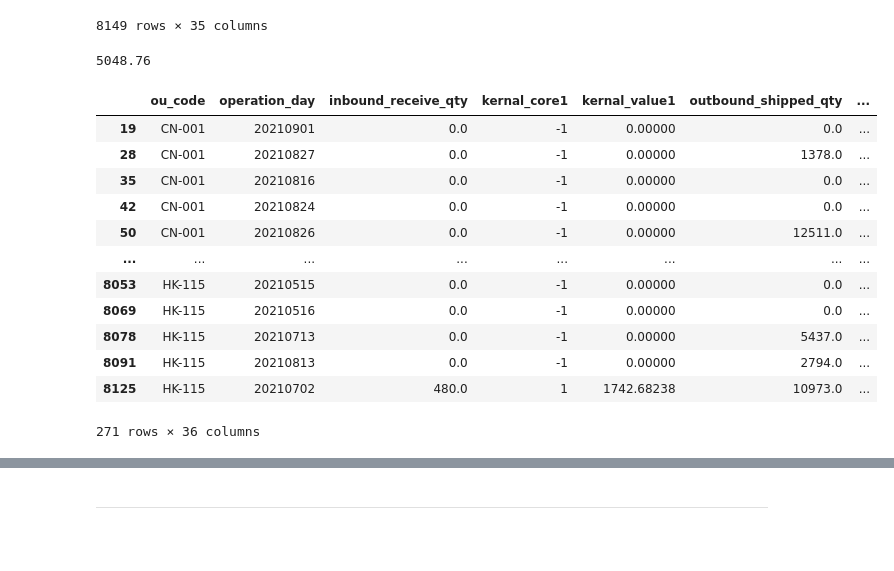
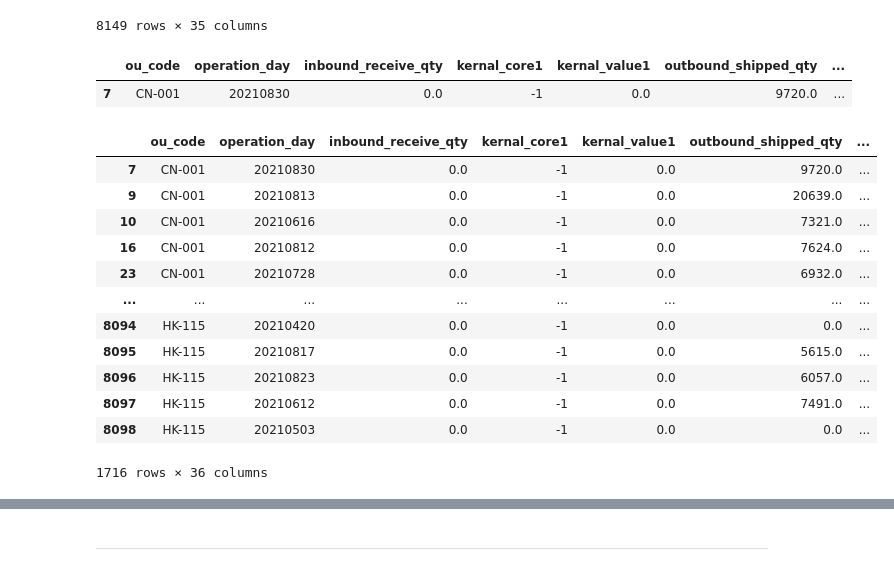
Before and after one commit to fyenne/play1, a Jupyter notebook: play1.ipynb, the cells around one changed output, grey strips where cells are left out. Saved outputs shown, nothing was run; the diff lists cells and outputs as text; code cells hidden in the pictures; blank space fills up the shorter version.

```diff
--- a/play1.ipynb
+++ b/play1.ipynb
@@ -558,15 +575,10 @@ df_final['qt_75_wh'] = df_final.groupby(
     )['total_working_hour'].transform('quantile', .75)
 
 # 直接减掉不就行了吗????
-df_final['d_to_core_outer'] = df_final.groupby(
-        ['ou_code', 'kernal_core1', 'kernal_core2'], as_index = False
-                )['total_working_hour','kernal_value3'].diff(axis = 1
-                    ).drop('total_working_hour', axis = 1).round(3)
-df_final['d_to_core_outer_os'] = df_final.groupby(
-        ['ou_code', 'kernal_core1', 'kernal_core2'], as_index = False
-                )['outsource_working_hour','kernal_value4'].diff(axis = 1
-                    ).drop('outsource_working_hour', axis = 1).round(3)
-df_final['d_to_core_outer_os'] = np.abs(df_final['d_to_core_outer_os'])
+df_final['d_to_core_outer'] = np.abs(df_final['total_working_hour'] - df_final['kernal_value3']).round(3)
+
+df_final['d_to_core_outer_os'] = np.abs(df_final['outsource_working_hour'] - df_final['kernal_value4']).round(3)
+
 
 df_final['percent_error_66'] = (
         df_final['qt_66_wh'] - df_final['total_working_hour'])/(
@@ -629,9 +641,7 @@ df_final =df_final.replace(float('inf'), 0); df_final
 | 8148 | HK-115 | 20210807 | 58180.0 | 2 | 60992.624413 | 2310.0 | ... |
 8149 rows × 35 columns
 # %%
-df_final0 = df_final[]
+df_final0  df_final
 # %%
 (df_final[df_final['flag_75_wh'] == 1]['outsource_working_hour'] - \
     1.2 * df_final[df_final['flag_75_wh'] == 1]['qt_75_os'])
-# %% [output]
-5048.76
@@ -640,22 +648,31 @@ pd.concat([df_final,df_final0], axis = 0).drop_duplicates(keep = False)
+# %%
+from IPython.display import display,HTML
+display(HTML(df_final0[df_final0['ou_code'] == 'CN-001'][df_final0['operation_day'] == 20210830].to_html()))
+# %% [output]
+|  | ou_code | operation_day | inbound_receive_qty | kernal_core1 | kernal_value1 | outbound_shipped_qty | ... |
+| 7 | CN-001 | 20210830 | 0.0 | -1 | 0.0 | 9720.0 | ... |
+# %%
+pd.set_option("display.max_rows", 15, "display.max_columns", 15)
+df_final0.merge(df_final,indicator = True, how='left').loc[lambda x : x['_merge']!='both']
+# %% [output]
+|  | ou_code | operation_day | inbound_receive_qty | kernal_core1 | kernal_value1 | outbound_shipped_qty | ... |
+| 7 | CN-001 | 20210830 | 0.0 | -1 | 0.0 | 9720.0 | ... |
+| 9 | CN-001 | 20210813 | 0.0 | -1 | 0.0 | 20639.0 | ... |
+| 10 | CN-001 | 20210616 | 0.0 | -1 | 0.0 | 7321.0 | ... |
+| 16 | CN-001 | 20210812 | 0.0 | -1 | 0.0 | 7624.0 | ... |
+| 23 | CN-001 | 20210728 | 0.0 | -1 | 0.0 | 6932.0 | ... |
+| ... | ... | ... | ... | ... | ... | ... | ... |
+| 8094 | HK-115 | 20210420 | 0.0 | -1 | 0.0 | 0.0 | ... |
+| 8095 | HK-115 | 20210817 | 0.0 | -1 | 0.0 | 5615.0 | ... |
+| 8096 | HK-115 | 20210823 | 0.0 | -1 | 0.0 | 6057.0 | ... |
+| 8097 | HK-115 | 20210612 | 0.0 | -1 | 0.0 | 7491.0 | ... |
+| 8098 | HK-115 | 20210503 | 0.0 | -1 | 0.0 | 0.0 | ... |
+1716 rows × 36 columns
 # %%
 df_final['flag_75_wh'] =  df_final['total_working_hour'] -1.2*df_final['qt_75_wh']
 df_final['flag_75_wh'] = [1 if a > 0 else 0 for a in df_final['flag_75_wh']]
 # %%
 df_final[df_final['flag_75_wh'] == 1]
-# %% [output]
-|  | ou_code | operation_day | inbound_receive_qty | kernal_core1 | kernal_value1 | outbound_shipped_qty | ... |
-| 19 | CN-001 | 20210901 | 0.0 | -1 | 0.00000 | 0.0 | ... |
-| 28 | CN-001 | 20210827 | 0.0 | -1 | 0.00000 | 1378.0 | ... |
-| 35 | CN-001 | 20210816 | 0.0 | -1 | 0.00000 | 0.0 | ... |
-| 42 | CN-001 | 20210824 | 0.0 | -1 | 0.00000 | 0.0 | ... |
-| 50 | CN-001 | 20210826 | 0.0 | -1 | 0.00000 | 12511.0 | ... |
-| ... | ... | ... | ... | ... | ... | ... | ... |
-| 8053 | HK-115 | 20210515 | 0.0 | -1 | 0.00000 | 0.0 | ... |
-| 8069 | HK-115 | 20210516 | 0.0 | -1 | 0.00000 | 0.0 | ... |
-| 8078 | HK-115 | 20210713 | 0.0 | -1 | 0.00000 | 5437.0 | ... |
-| 8091 | HK-115 | 20210813 | 0.0 | -1 | 0.00000 | 2794.0 | ... |
-| 8125 | HK-115 | 20210702 | 480.0 | 1 | 1742.68238 | 10973.0 | ... |
-271 rows × 36 columns
 # %%
 
 
```
Also changed, not shown: parts of 5 cells of this notebook, 1 other file.
